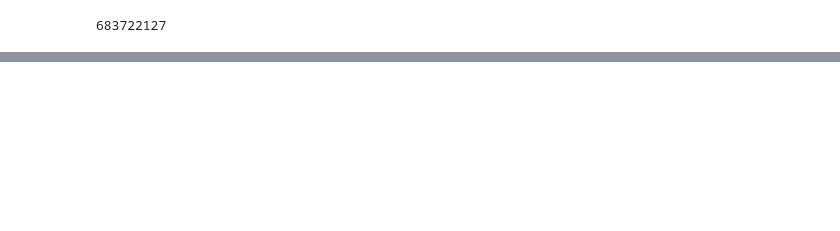
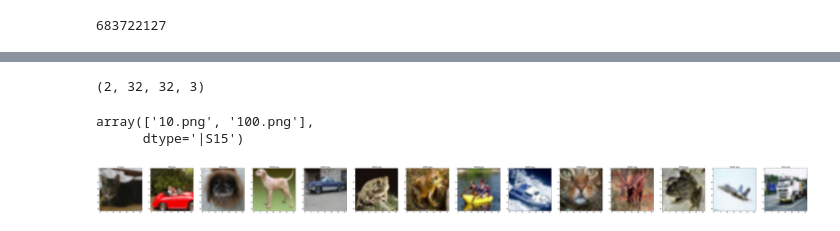
Before and after one commit to AdrianoW/7z_on_array, a Jupyter notebook: 7z_on_array.ipynb, the cells around one changed output, grey strips where cells are left out. Saved outputs shown, nothing was run; the diff lists cells and outputs as text; code cells hidden in the pictures; blank space fills up the shorter version.

```diff
--- a/7z_on_array.ipynb
+++ b/7z_on_array.ipynb
@@ -9,6 +15,6 @@ from StringIO import StringIO
 # %%
 %%time
-file_name = '/Users/adrianowalmeida/Documents/Box Sync/Box Sync/DSR/Machine Learning/Kaggle/CIFAR/train.7z'
+file_name = '~/Machine Learning/Kaggle/CIFAR/train.7z'
 f_list = subprocess.Popen(["7z", "l", file_name],
                      stdout=subprocess.PIPE).communicate()[0]
 f_data = subprocess.Popen(["7z", "e", "-so", file_name],
@@ -31,9 +63,6 @@ f_lines[HEADER_OFFSET:FOOTER_OFFSET][-1]
 # %%
 # apply regex
-fields = f_lines[HEADER_OFFSET:FOOTER_OFFSET][-1]
-fields = re.findall("(^.+\.A +)(\d+)( +\d* +)([]\w/.\d]+)", fields)
+fields = f_lines[HEADER_OFFSET:FOOTER_OFFSET][HEADER_OFFSET+1]
+fields = findall("(^.+\.A +)(\d+)( +\d* +)([]\w/.\d]+)", fields)
 fields
-#f_size = int(fields[0][1])
-#f_name_full = fields[0][3]
-#f_name = path.basename(fields[0][3])
 # %% [output]
@@ -41,4 +73,8 @@ fields
 # %%
+# put fields into structures
+f_size = int(fields[0][1])
+f_name_full = fields[0][3]
+f_name = path.basename(fields[0][3])
 f_struct = np.array([f_name, f_name_full, f_size])
 f_struct.reshape(-1,3)
 f_struct
@@ -254,0 +271,38 @@ Wall time: 31.1 s
+# %%
+# just to make sure the images are right
+# funcion came from this post http://blog.yhathq.com/posts/image-processing-with-scikit-image.html
+%matplotlib inline
+import matplotlib.pyplot as plt
+import numpy as np
+
+def show_images(images,titles=None):
+    """Display a list of images"""
+    n_ims = len(images)
+    if titles is None: titles = ['(%d)' % i for i in range(1,n_ims + 1)]
+    fig = plt.figure()
+    n = 1
+    for image,title in zip(images,titles):
+        a = fig.add_subplot(1,n_ims,n) # Make subplot
+        if image.ndim == 2: # Is image grayscale?
+            plt.gray() # Only place in this blog you can't replace 'gray' with 'grey'
+        plt.imshow(image)
+        a.set_title(title)
+        n += 1
+    fig.set_size_inches(np.array(fig.get_size_inches()) * n_ims)
+    plt.show()
+# %%
+# some images to show
+data[1:3,:,:].shape
+# %% [output]
+(2, 32, 32, 3)
+# %%
+# their names
+f_info[1:3, 2]
+# %% [output]
+array(['10.png', '100.png'],
+      dtype='|S15')
+# %%
+img_num = 15
+show_images(data[1:img_num,:,:], f_info[1:img_num, 2])
+# %% [output]
+[figure, added]
```
Also changed, not shown: parts of 23 cells of this notebook, 2 other files.
